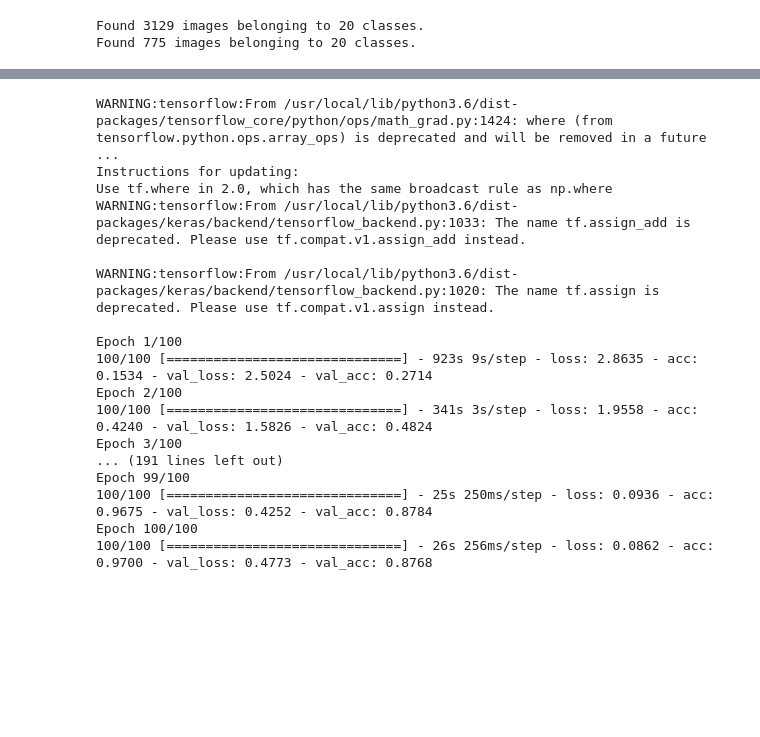
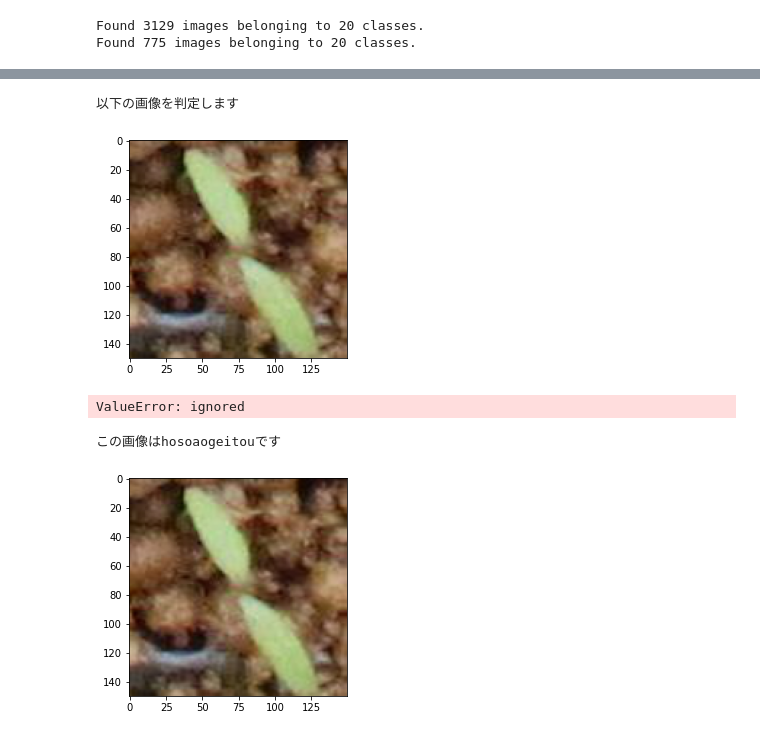
Before and after one commit to kanzaki-coder/deeplearning, a Jupyter notebook: weed_VGG16_fine_tuning.ipynb, the cells around one changed output, grey strips where cells are left out. Cells and saved outputs as stored; diff of their text form; code cells hidden in the pictures; blank space fills up the shorter version.

```diff
--- a/weed_VGG16_fine_tuning.ipynb
+++ b/weed_VGG16_fine_tuning.ipynb
@@ -385,24 +210,6 @@ _________________________________________________________________
 history = model.fit_generator(
       train_generator,
       steps_per_epoch=100,
-      epochs=100,
+      epochs=30,
       validation_data=validation_generator,
       validation_steps=50)
-# %% [output]
-WARNING:tensorflow:From /usr/local/lib/python3.6/dist-packages/tensorflow_core/python/ops/math_grad.py:1424: where (from tensorflow.python.ops.array_ops) is deprecated and will be removed in a future  ...
-Instructions for updating:
-Use tf.where in 2.0, which has the same broadcast rule as np.where
-WARNING:tensorflow:From /usr/local/lib/python3.6/dist-packages/keras/backend/tensorflow_backend.py:1033: The name tf.assign_add is deprecated. Please use tf.compat.v1.assign_add instead.
-
-WARNING:tensorflow:From /usr/local/lib/python3.6/dist-packages/keras/backend/tensorflow_backend.py:1020: The name tf.assign is deprecated. Please use tf.compat.v1.assign instead.
-
-Epoch 1/100
-100/100 [==============================] - 923s 9s/step - loss: 2.8635 - acc: 0.1534 - val_loss: 2.5024 - val_acc: 0.2714
-Epoch 2/100
-100/100 [==============================] - 341s 3s/step - loss: 1.9558 - acc: 0.4240 - val_loss: 1.5826 - val_acc: 0.4824
-Epoch 3/100
-... (191 lines left out)
-Epoch 99/100
-100/100 [==============================] - 25s 250ms/step - loss: 0.0936 - acc: 0.9675 - val_loss: 0.4252 - val_acc: 0.8784
-Epoch 100/100
-100/100 [==============================] - 26s 256ms/step - loss: 0.0862 - acc: 0.9700 - val_loss: 0.4773 - val_acc: 0.8768
@@ -408,0 +254,38 @@ Epoch 100/100
+# %%
+
+from PIL import Image
+
+#img_path2= "/content/drive/My Drive/cluster0312/hakidamegiku1/hakidamegiku_IMG_1524_10.JPG"
+img_path2= "/content/drive/My Drive/cluster0312/hosoaogeitou1/hosoaogeitou_IMG_1526_1.JPG"
+#↑判定させたいpathを指定する
+
+input_size=150
+
+img = Image.open(img_path2).convert('RGB')
+img = img.resize((input_size,input_size))
+x = np.array(img, dtype=np.float32)
+x = x / 255.
+plt.imshow(x)
+print("以下の画像を判定します")
+# %% [output]
+以下の画像を判定します
+[figure, added]
+# %%
+
+y=np.expand_dims(x,axis=0)
+pred = model.predict(y, batch_size=1, verbose=0)
+
+#最大の確率のものを抜き出す
+pred_label = np.argmax(pred)
+print(pred_label)
+
+#もし各可能性を行列で見たい場合
+print(pred)
+# %% [output]
+ValueError: ignored
+# %%
+plt.imshow(x)
+print("この画像は"+classes[pred_label]+"です")
+# %% [output]
+この画像はhosoaogeitouです
+[figure, added]
```
Also changed, not shown: parts of 29 cells of this notebook.
